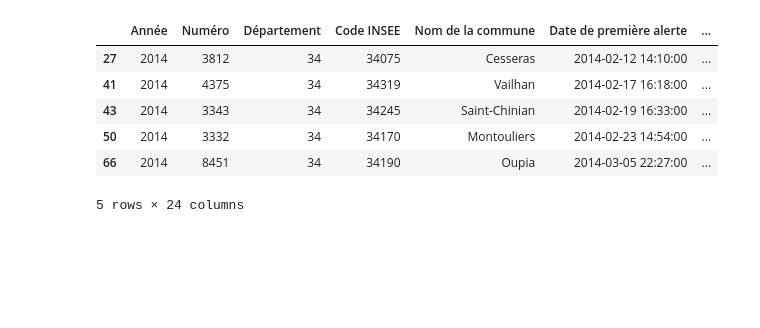
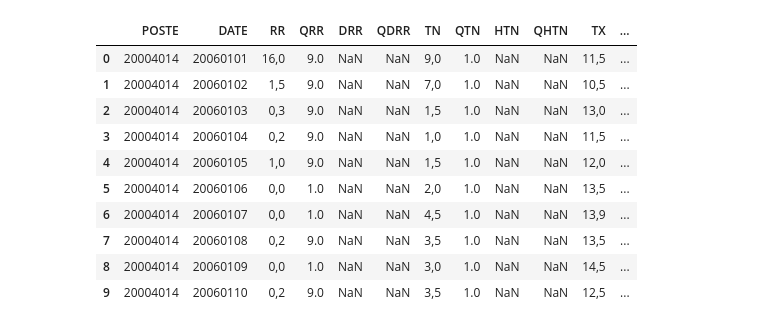
Before and after one commit to Marc-jed/Projet-Fire, a Jupyter notebook: meteo_cleaner.ipynb, the cells around one changed output. Drawn from its saved outputs; the diff is of its cells as text; code cells hidden in the pictures; blank space fills up the shorter version.

```diff
--- a/meteo_cleaner.ipynb
+++ b/meteo_cleaner.ipynb
@@ -154,13 +5,18 @@ memory usage: 4.3+ KB
-# %%
-# je crée un mask pour ne récupérer que les données du 34
-mask = (df["Code INSEE"] >= 34000) & (df["Code INSEE"] <= 35000)
-df_herault = df[mask]
-df_herault.head(5)
-# %% [output]
-|  | Année | Numéro | Département | Code INSEE | Nom de la commune | Date de première alerte | ... |
-| 27 | 2014 | 3812 | 34 | 34075 | Cesseras | 2014-02-12 14:10:00 | ... |
-| 41 | 2014 | 4375 | 34 | 34319 | Vailhan | 2014-02-17 16:18:00 | ... |
-| 43 | 2014 | 3343 | 34 | 34245 | Saint-Chinian | 2014-02-19 16:33:00 | ... |
-| 50 | 2014 | 3332 | 34 | 34170 | Montouliers | 2014-02-23 14:54:00 | ... |
-| 66 | 2014 | 8451 | 34 | 34190 | Oupia | 2014-03-05 22:27:00 | ... |
-5 rows × 24 columns
+# %%
+# import fichier meteo Ajaccio
+df = pd.read_csv('corse_output.csv', sep=',')
+pd.set_option('display.max_columns', None)
+# %%
+df.head(10)
+# %% [output]
+|  | POSTE | DATE | RR | QRR | DRR | QDRR | TN | QTN | HTN | QHTN | TX | ... |
+| 0 | 20004014 | 20060101 | 16,0 | 9.0 | NaN | NaN | 9,0 | 1.0 | NaN | NaN | 11,5 | ... |
+| 1 | 20004014 | 20060102 | 1,5 | 9.0 | NaN | NaN | 7,0 | 1.0 | NaN | NaN | 10,5 | ... |
+| 2 | 20004014 | 20060103 | 0,3 | 9.0 | NaN | NaN | 1,5 | 1.0 | NaN | NaN | 13,0 | ... |
+| 3 | 20004014 | 20060104 | 0,2 | 9.0 | NaN | NaN | 1,0 | 1.0 | NaN | NaN | 11,5 | ... |
+| 4 | 20004014 | 20060105 | 1,0 | 9.0 | NaN | NaN | 1,5 | 1.0 | NaN | NaN | 12,0 | ... |
+| 5 | 20004014 | 20060106 | 0,0 | 1.0 | NaN | NaN | 2,0 | 1.0 | NaN | NaN | 13,5 | ... |
+| 6 | 20004014 | 20060107 | 0,0 | 1.0 | NaN | NaN | 4,5 | 1.0 | NaN | NaN | 13,9 | ... |
+| 7 | 20004014 | 20060108 | 0,2 | 9.0 | NaN | NaN | 3,5 | 1.0 | NaN | NaN | 13,5 | ... |
+| 8 | 20004014 | 20060109 | 0,0 | 1.0 | NaN | NaN | 3,0 | 1.0 | NaN | NaN | 14,5 | ... |
+| 9 | 20004014 | 20060110 | 0,2 | 9.0 | NaN | NaN | 3,5 | 1.0 | NaN | NaN | 12,5 | ... |
```
Also changed, not shown: parts of 20 cells of this notebook.
